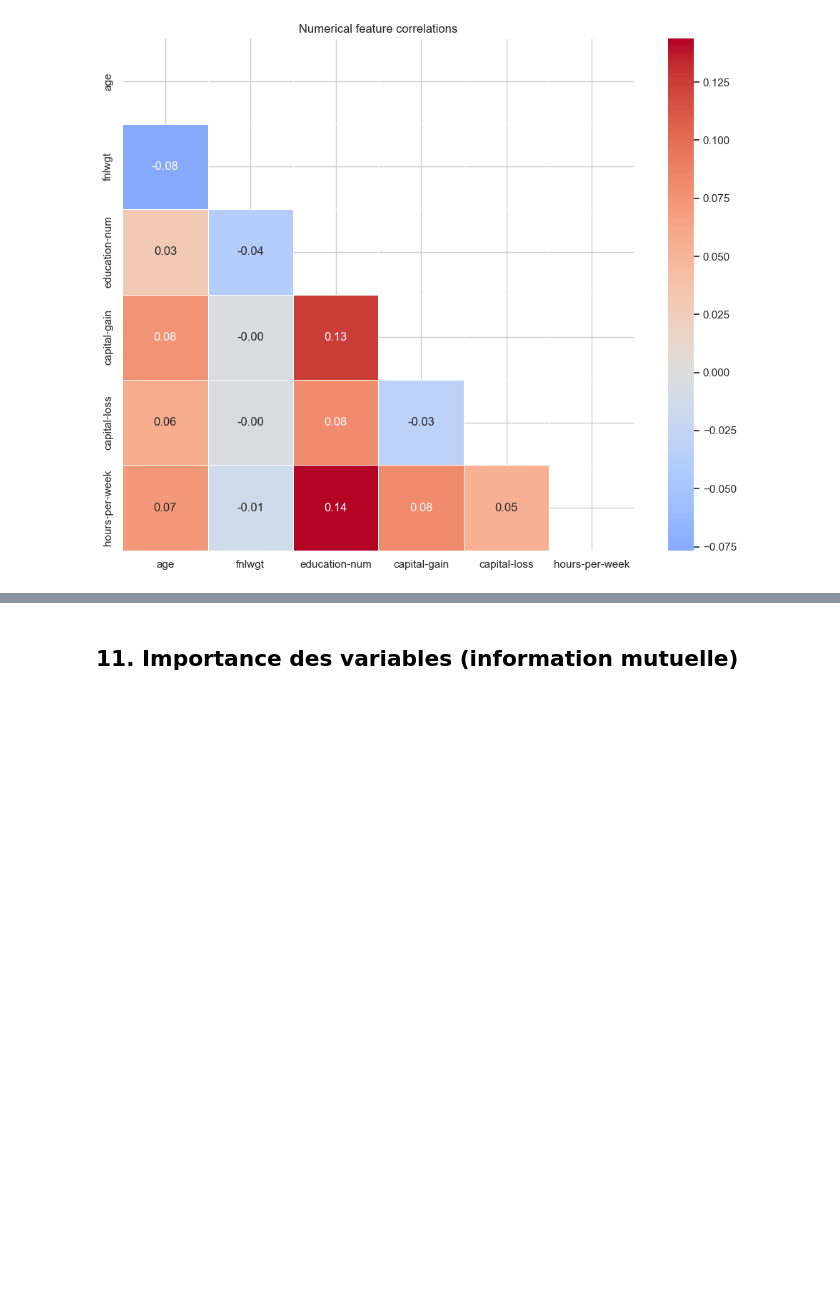
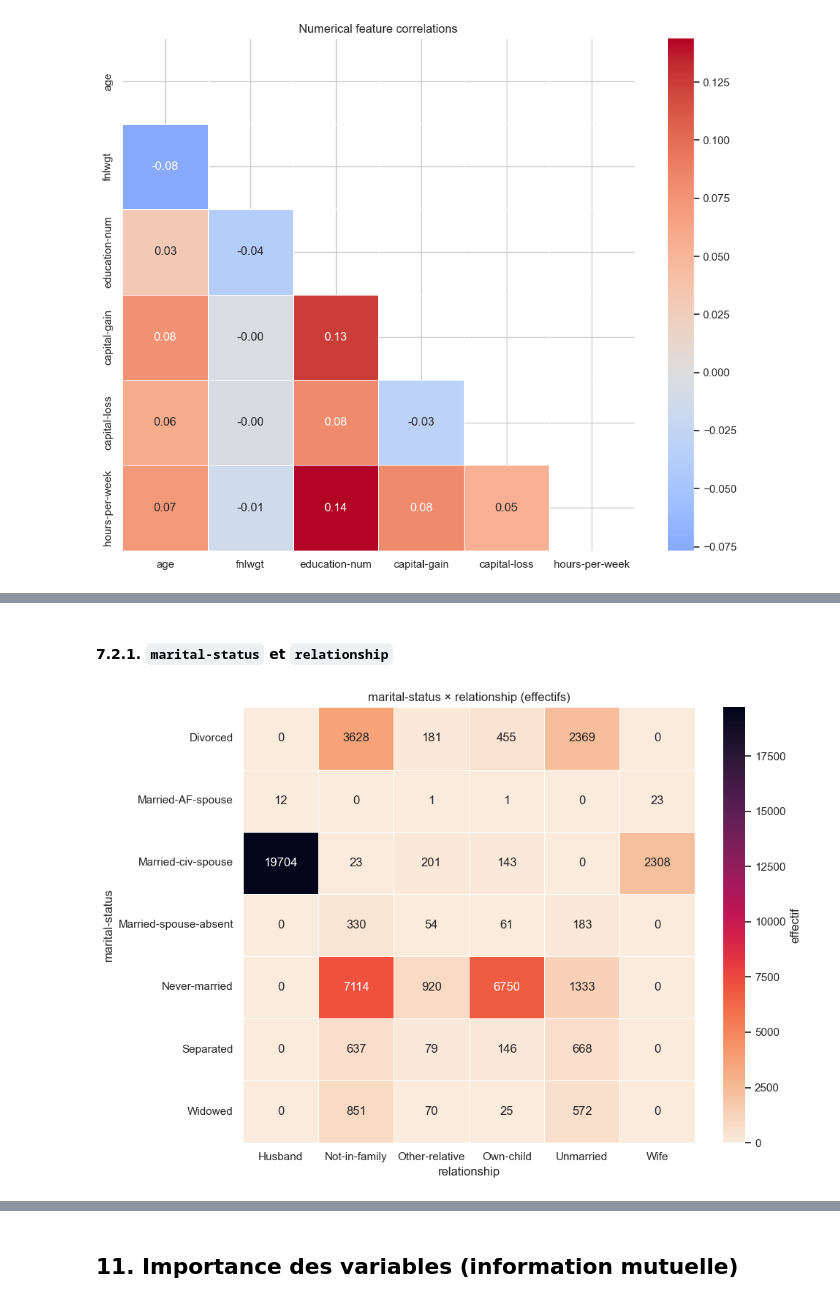
Before and after one commit to Madianou/UCI-Classification-model-project-, a Jupyter notebook: notebooks/eda.ipynb, the cells around one changed output, grey strips where cells are left out. Cells and saved outputs as stored; diff of their text form; code cells hidden in the pictures; blank space fills up the shorter version.

```diff
--- a/notebooks/eda.ipynb
+++ b/notebooks/eda.ipynb
@@ -634,0 +730,6 @@ Il y a un écart marqué de taux entre hommes et femmes vs la moyenne globale. S
+# %% [markdown]
+#### 7.2.1. `marital-status` et `relationship`
+# %%
+eda.plot_categorical_crosstab("marital-status", "relationship", normalize=None);
+# %% [output]
+[figure, added]
```
Also changed, not shown: parts of 45 cells of this notebook, 3 other files.
